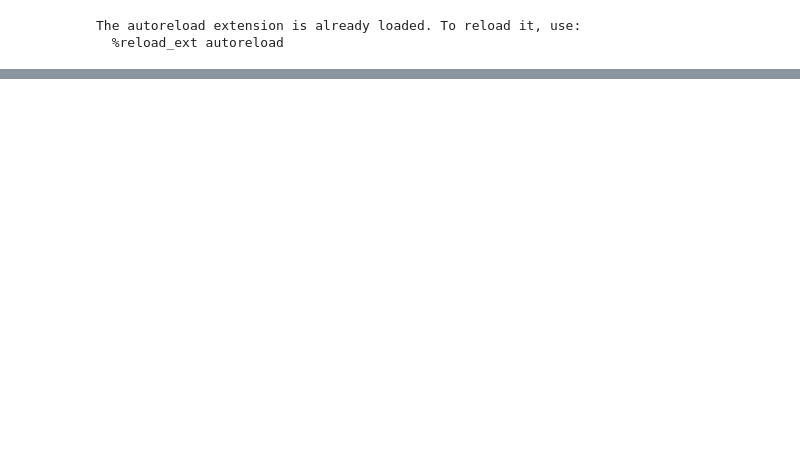
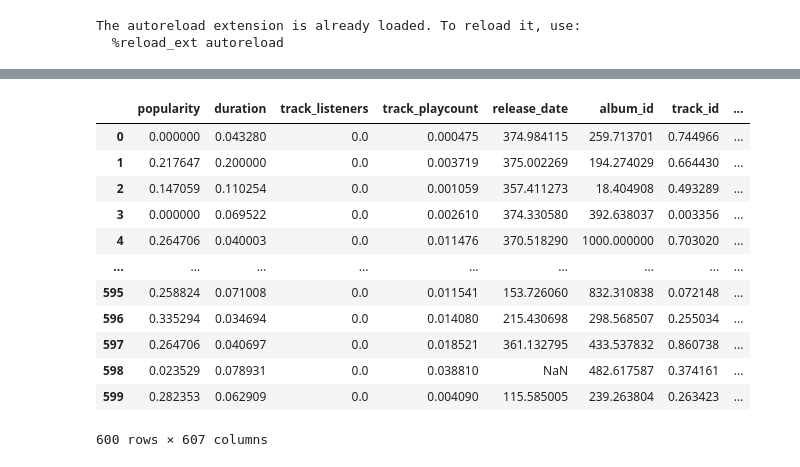
Before and after one commit to killian-bchr/data_science_projects, a Jupyter notebook: spotify_project/spotify_project.ipynb, the cells around one changed output, grey strips where cells are left out. Cells and saved outputs as stored; diff of their text form; code cells hidden in the pictures; blank space fills up the shorter version.

```diff
--- a/spotify_project/spotify_project.ipynb
+++ b/spotify_project/spotify_project.ipynb
@@ -31,0 +100,17 @@ The autoreload extension is already loaded. To reload it, use:
+# %%
+dataset_scaled = spotify.scale_and_weight(dataset_vect, weighted_features=['track_listeners', 'tracks_playcount', 'popularity', 'duration', 'release_date', 'album_id', 'track_tags', 'similar_artists', 'track_artists_id', 'album_artists_id'], weights=[0, 0, 0.5, 0.2, 400, 1000, 10000, 1000, 1500, 1500], n_components=150)
+dataset_scaled
+# %% [output]
+|  | popularity | duration | track_listeners | track_playcount | release_date | album_id | track_id | ... |
+| 0 | 0.000000 | 0.043280 | 0.0 | 0.000475 | 374.984115 | 259.713701 | 0.744966 | ... |
+| 1 | 0.217647 | 0.200000 | 0.0 | 0.003719 | 375.002269 | 194.274029 | 0.664430 | ... |
+| 2 | 0.147059 | 0.110254 | 0.0 | 0.001059 | 357.411273 | 18.404908 | 0.493289 | ... |
+| 3 | 0.000000 | 0.069522 | 0.0 | 0.002610 | 374.330580 | 392.638037 | 0.003356 | ... |
+| 4 | 0.264706 | 0.040003 | 0.0 | 0.011476 | 370.518290 | 1000.000000 | 0.703020 | ... |
+| ... | ... | ... | ... | ... | ... | ... | ... | ... |
+| 595 | 0.258824 | 0.071008 | 0.0 | 0.011541 | 153.726060 | 832.310838 | 0.072148 | ... |
+| 596 | 0.335294 | 0.034694 | 0.0 | 0.014080 | 215.430698 | 298.568507 | 0.255034 | ... |
+| 597 | 0.264706 | 0.040697 | 0.0 | 0.018521 | 361.132795 | 433.537832 | 0.860738 | ... |
+| 598 | 0.023529 | 0.078931 | 0.0 | 0.038810 | NaN | 482.617587 | 0.374161 | ... |
+| 599 | 0.282353 | 0.062909 | 0.0 | 0.004090 | 115.585005 | 239.263804 | 0.263423 | ... |
+600 rows × 607 columns
```
Also changed, not shown: parts of 16 cells of this notebook, 5 other files.
